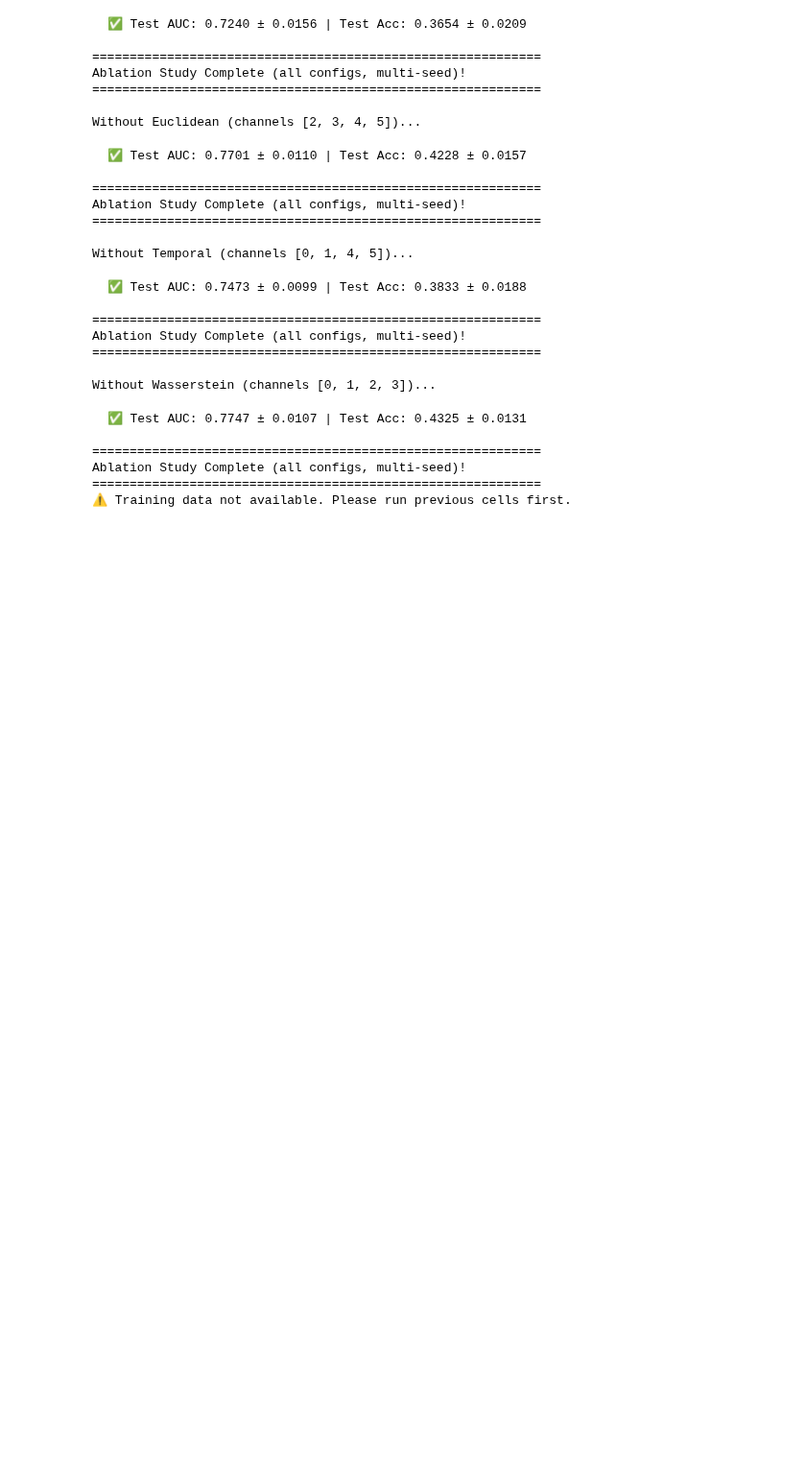
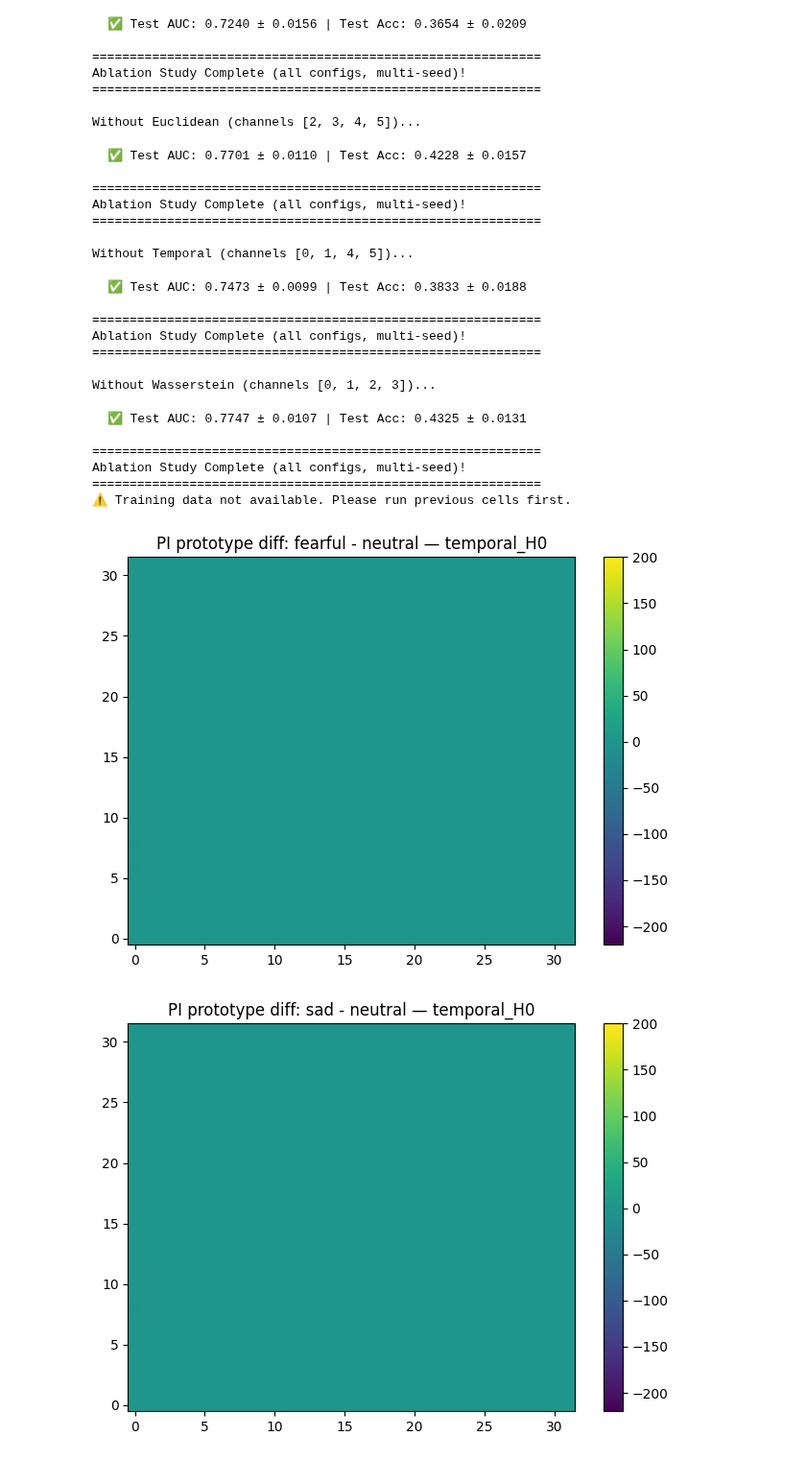
Before and after one commit to michelraskin/simplicialcomplex, a Jupyter notebook: paper_notebook.ipynb, the cells around one changed output. Shown at 96% size. Cells and saved outputs as stored; diff of their text form; code cells hidden in the pictures; blank space fills up the shorter version.

```diff
--- a/paper_notebook.ipynb
+++ b/paper_notebook.ipynb
@@ -2105,0 +2406,26 @@ Ablation Study Complete (all configs, multi-seed)!
+# %%
+# Global: per-channel bar + per-channel heatmaps
+# plot_channel_importance(results.mean_abs_attr_channel, title="Global PI IG channel importance")
+# plot_attr_heatmaps(results.mean_abs_attr, title_prefix="Global mean |IG|")
+
+# Class-conditional prototypes
+class_names = ["neutral", "happy", "sad", "angry", "fearful", "disgust"]  # adjust if needed
+# plot_class_prototypes(
+#     results.mean_pi_by_class,
+#     results.mean_abs_attr_by_class,
+#     class_names=class_names,
+#     class_idx=0,   # angry
+#     channels=[2],  # e.g., temporal_H0, euclid_H0, wasserstein_H0
+# )
+
+# # # Difference maps: Angry vs Neutral on temporal_H0
+# plot_difference_map(results.mean_pi_by_class, class_names, a=4, b=0, channel=2, title="PI prototype diff")
+# plot_difference_map(results.mean_pi_by_class, class_names, a=2, b=0, channel=2, title="PI prototype diff")
+# plot_difference_map(results.mean_pi_by_class, class_names, a=5, b=0, channel=2, title="PI prototype diff")
+
+plot_difference_map(results.mean_abs_attr_by_class, class_names, a=4, b=0, channel=2, title="PI prototype diff")
+plot_difference_map(results.mean_abs_attr_by_class, class_names, a=2, b=0, channel=2, title="PI prototype diff")
+plot_difference_map(results.mean_abs_attr_by_class, class_names, a=5, b=0, channel=2, title="PI prototype diff")
+# %% [output]
+[figure, added]
+[figure, added]
```
Also changed, not shown: parts of 20 cells of this notebook.
